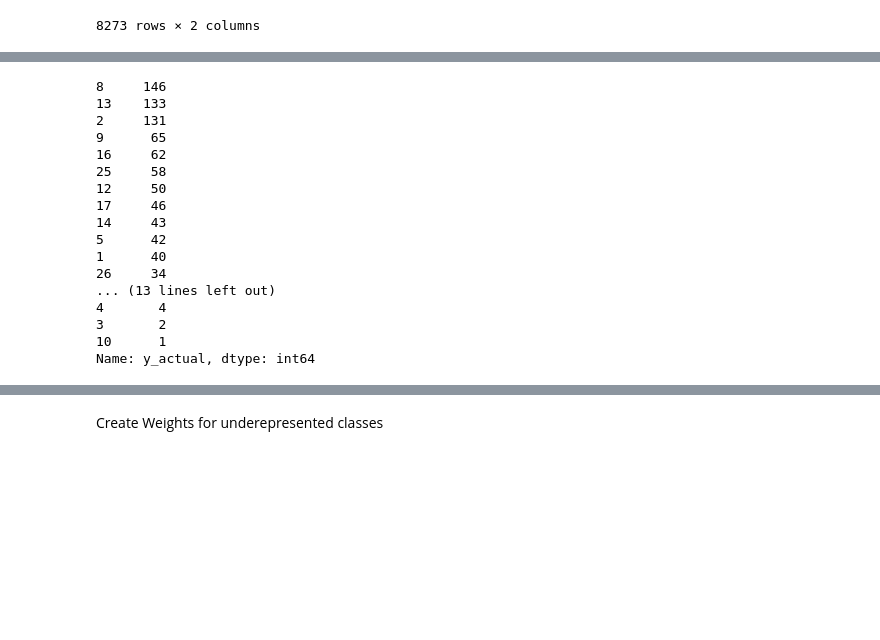
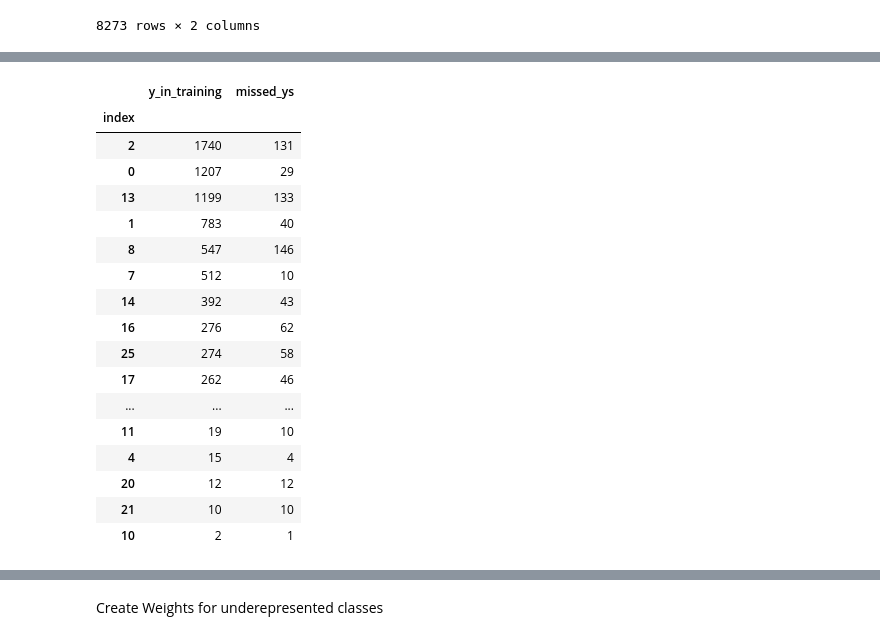
Before and after one commit to ChrisJtron/Marine_CNN, a Jupyter notebook: CNN_Species_with_weights.ipynb, the cells around one changed output, grey strips where cells are left out. Drawn from its saved outputs; the diff is of its cells as text; code cells hidden in the pictures; blank space fills up the shorter version.

```diff
--- a/CNN_Species_with_weights.ipynb
+++ b/CNN_Species_with_weights.ipynb
@@ -173,24 +171,32 @@ See the caveats in the documentation: https://pandas.pydata.org/pandas-docs/stab
 1057 rows × 6 columns
 # %%
 # ## get counts for each misclassified class
-missed_counts=incorrect_df['y_actual'].value_counts()
-missed_counts
+missed_counts=pd.DataFrame(incorrect_df['y_actual'].value_counts())
+missed_counts.reset_index(inplace=True)
-# %% [output]
-8     146
-13    133
-2     131
-9      65
-16     62
-25     58
-12     50
-17     46
-14     43
-5      42
-1      40
-26     34
-... (13 lines left out)
-4       4
-3       2
-10      1
-Name: y_actual, dtype: int64
+# %%
+y_train_counts=pd.DataFrame(y_dataframe['y_actual'].value_counts())
+y_train_counts.reset_index(inplace=True)
+# %%
+y_reference=pd.merge(y_train_counts,missed_counts, on='index')
+y_reference.set_index('index', inplace=True)
+y_reference.rename(columns={'y_actual_x':'y_in_training', 'y_actual_y':'missed_ys'})
+# %% [output]
+|  | y_in_training | missed_ys |
+| index |  |  |
+| 2 | 1740 | 131 |
+| 0 | 1207 | 29 |
+| 13 | 1199 | 133 |
+| 1 | 783 | 40 |
+| 8 | 547 | 146 |
+| 7 | 512 | 10 |
+| 14 | 392 | 43 |
+| 16 | 276 | 62 |
+| 25 | 274 | 58 |
+| 17 | 262 | 46 |
+| ... | ... | ... |
+| 11 | 19 | 10 |
+| 4 | 15 | 4 |
+| 20 | 12 | 12 |
+| 21 | 10 | 10 |
+| 10 | 2 | 1 |
 # %%
```
Also changed, not shown: parts of 14 cells of this notebook.
